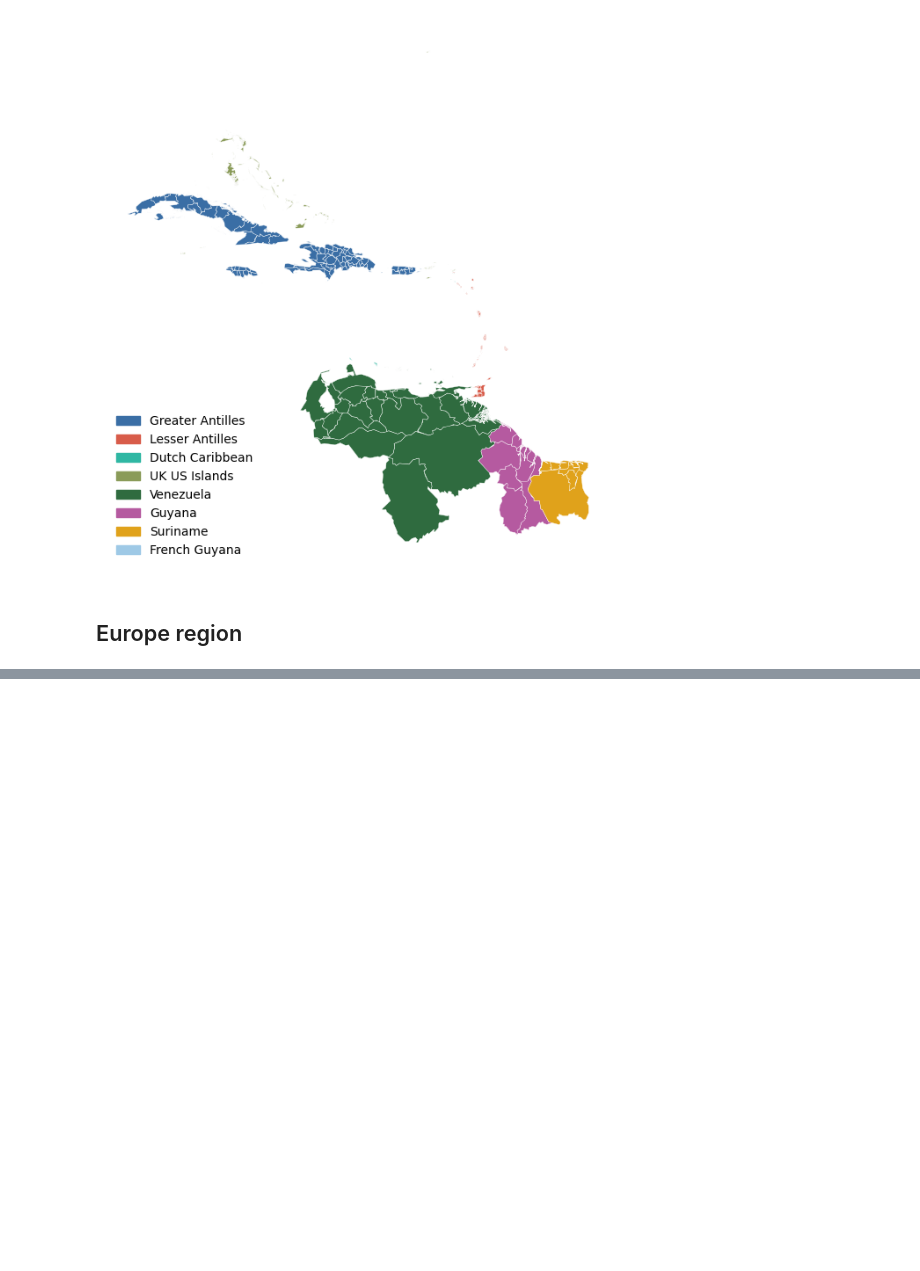
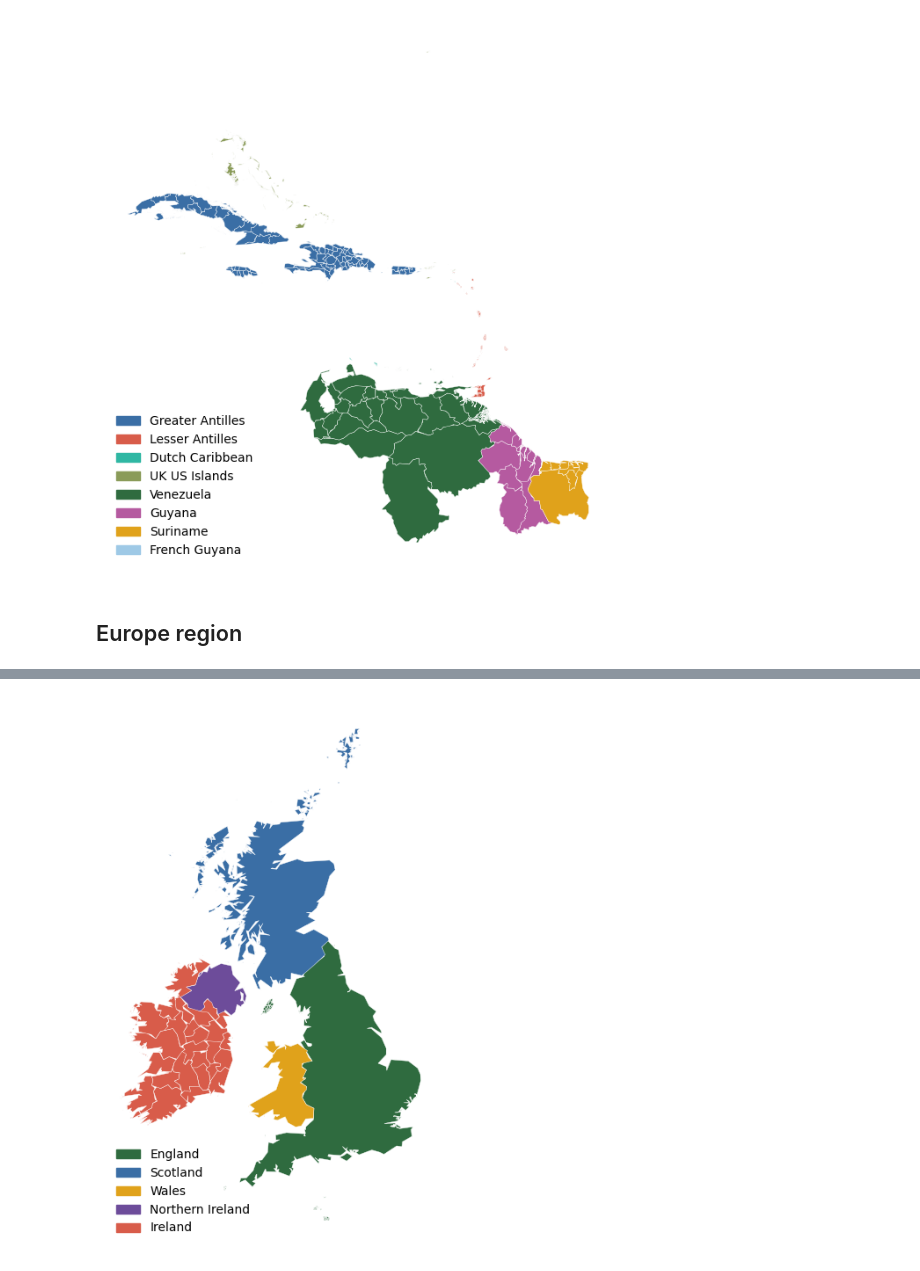
Before and after one commit to H2RES-model/H2RES-World, a Jupyter notebook: Notebooks/L2_SubCountryRegions.ipynb, the cells around one changed output, grey strips where cells are left out. Saved outputs shown, nothing was run; the diff lists cells and outputs as text; code cells hidden in the pictures; blank space fills up the shorter version.

```diff
--- a/Notebooks/L2_SubCountryRegions.ipynb
+++ b/Notebooks/L2_SubCountryRegions.ipynb
@@ -503,0 +664,62 @@ plt.show()
+# %%
+UK_IRELAND = [
+    "United Kingdom","Ireland",
+    "Isle of Man (U.K.)","Guernsey (U.K.)","Jersey (U.K.)"
+]
+
+UKI_REGIONS = {
+    "England": ["England", "Isle of Man (U.K.)", "Guernsey (U.K.)", "Jersey (U.K.)"],
+    "Scotland": ["Scotland"],
+    "Wales": ["Wales"],
+    "Northern Ireland": ["Northern Ireland"],
+    "Ireland": ["Ireland"]
+}
+
+colors = {
+    "England": "#2F6B3F",
+    "Scotland": "#3A6EA5",
+    "Wales": "#E0A21B",
+    "Northern Ireland": "#6D4C9A",
+    "Ireland": "#D85C4A"
+}
+
+# --- ASSIGN ---
+uki_gdf = gdf[gdf["NAM_0"].isin(UK_IRELAND)].copy()
+uki_gdf = uki_gdf[uki_gdf["NAM_1"] != "Sovereign Base Areas of Akrotiri and Dhekelia (U.K.)"].copy()
+#uki_gdf["L2_Region"] = None
+
+# UK countries
+uki_gdf.loc[uki_gdf["NAM_1"].isin(["England","Scotland","Wales","Northern Ireland"]), "L2_Region"] = uki_gdf["NAM_1"]
+
+# Ireland as a single group
+uki_gdf.loc[uki_gdf["NAM_0"] == "Ireland", "L2_Region"] = "Ireland"
+
+# UK islands -> England
+uki_gdf.loc[uki_gdf["NAM_0"].isin(["Isle of Man (U.K.)","Guernsey (U.K.)","Jersey (U.K.)"]), "L2_Region"] = "England"
+
+# --- SIMPLIFY ---
+uki_plot = uki_gdf.copy()
+uki_plot["geometry"] = uki_plot["geometry"].simplify(0.05, preserve_topology=True)
+
+# --- PLOT ---
+fig, ax = plt.subplots(1, 1, figsize=(10, 8))
+uki_plot.plot(
+    ax=ax,
+    color=uki_plot["L2_Region"].map(colors),
+    linewidth=0.3,
+    edgecolor="white"
+)
+
+legend_handles = [mpatches.Patch(color=colors[k], label=k) for k in colors]
+ax.legend(handles=legend_handles, loc="lower left", frameon=False)
+ax.set_axis_off()
+
+# --- SAVE ---
+base_dir = Path.cwd().parents[0]
+out_dir = base_dir / "Maps" / "Layer2" / "Europe"
+out_dir.mkdir(parents=True, exist_ok=True)
+out_path = out_dir / "L2_Europe_UK_Ireland.pdf"
+fig.savefig(out_path, dpi=100, bbox_inches="tight")
+plt.show()
+# %% [output]
+[figure, added]
```
Also changed, not shown: parts of 16 cells of this notebook, 9 other files.
